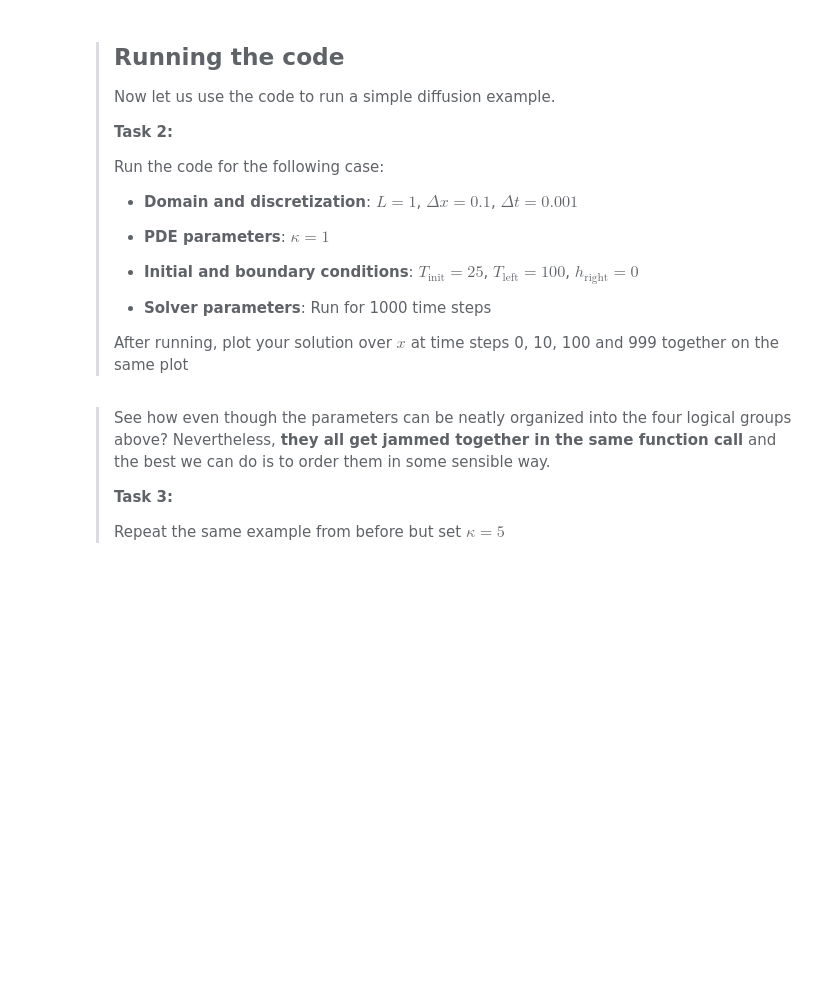
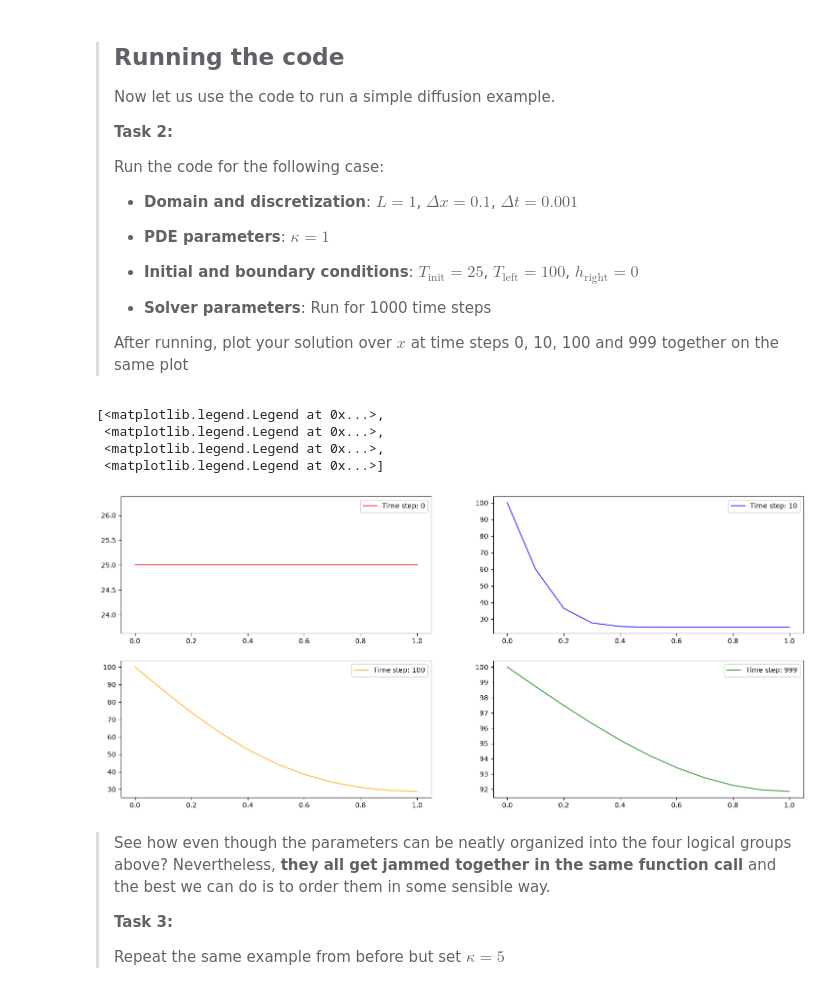
Before and after one commit to samwis03/PA2.1, a Jupyter notebook: 1_functional.ipynb, the cells around one changed output. Cells and saved outputs as stored; diff of their text form; code cells hidden in the pictures; blank space fills up the shorter version.

```diff
--- a/1_functional.ipynb
+++ b/1_functional.ipynb
@@ -31,20 +31,19 @@ def run_diffusion(
     T = np.zeros((n_steps,nx))
 
     # temperature field at t=0
-    T[0,:] = # YOUR_CODE_LINE_HERE
+    T[0,:] = T_init
 
     # loop through time
     for n in range(n_steps-1):
         # solution on the left
-        T[n+1,0] = # YOUR_CODE_LINE_HERE
+        T[n+1,0] = T_left
 
         # solution in the interior
         for m in range(1,nx-1):
-            # YOUR_CODE_LINE_HERE
+            T[n+1, m] = T[n, m] + (kappa*dt/dx**2) * (T[n, m+1]-2*T[n, m] + T[n, m-1])
 
         # solution on the right
-        T[n+1,-1] = # YOUR_CODE_LINE_HERE
-
+        T[n+1,-1] = T[n+1, -1] = T[n, -1] + (2 * kappa * dt / dx**2) * (T[n, -2] - T[n, -1] + h_right * dx)
     return x, T
 # %% [markdown]
 > ## Running the code
@@ -72,3 +65,20 @@ x,T = # YOUR_CODE_LINE_HERE
+# %%
+# run the solver
+x,T = run_diffusion(1, 0.1, 0.001, 1, 25, 100, 0, 1000)
+
+# plot the solution
+fig, ax = plt.subplots(2,2, figsize=(18,8))
+ax[0,0].plot(x, T[0, :], label='Time step: 0', color='red', alpha=0.75)
+ax[0,1].plot(x, T[10, :], label='Time step: 10', color='blue', alpha=0.75)
+ax[1,0].plot(x, T[100, :], label='Time step: 100', color='orange', alpha=0.75)
+ax[1,1].plot(x, T[999, :], label='Time step: 999', color='green', alpha=0.75)
+[ax[i, j].legend() for i in range(2) for j in range(2)]
+# %% [output]
+[<matplotlib.legend.Legend at 0x...>,
+ <matplotlib.legend.Legend at 0x...>,
+ <matplotlib.legend.Legend at 0x...>,
+ <matplotlib.legend.Legend at 0x...>]
+[figure, added]
 # %% [markdown]
 > See how even though the parameters can be neatly organized into the four logical groups above? Nevertheless, **they all get jammed together in the same function call** and the best we can do is to order them in some sensible way.
 >
```
Also changed, not shown: parts of 7 cells of this notebook, 1 other file.
